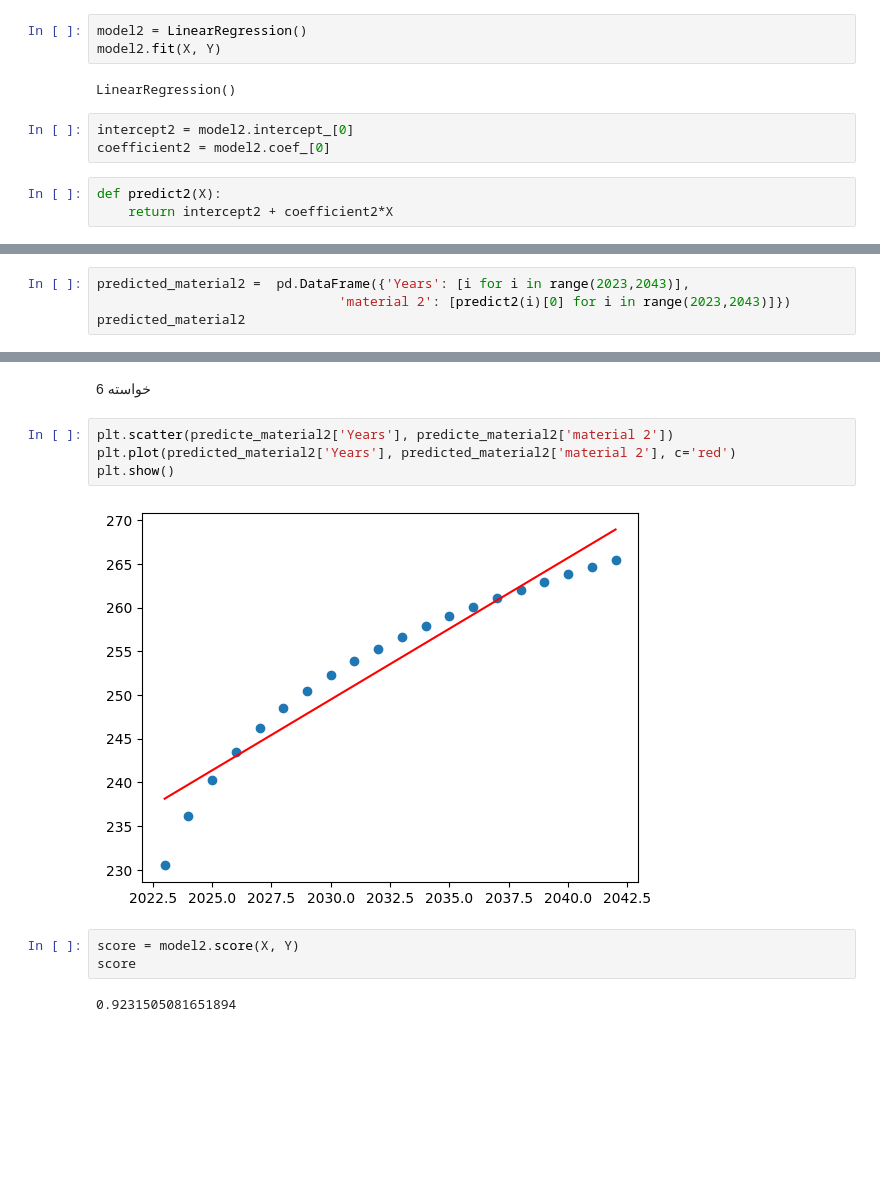
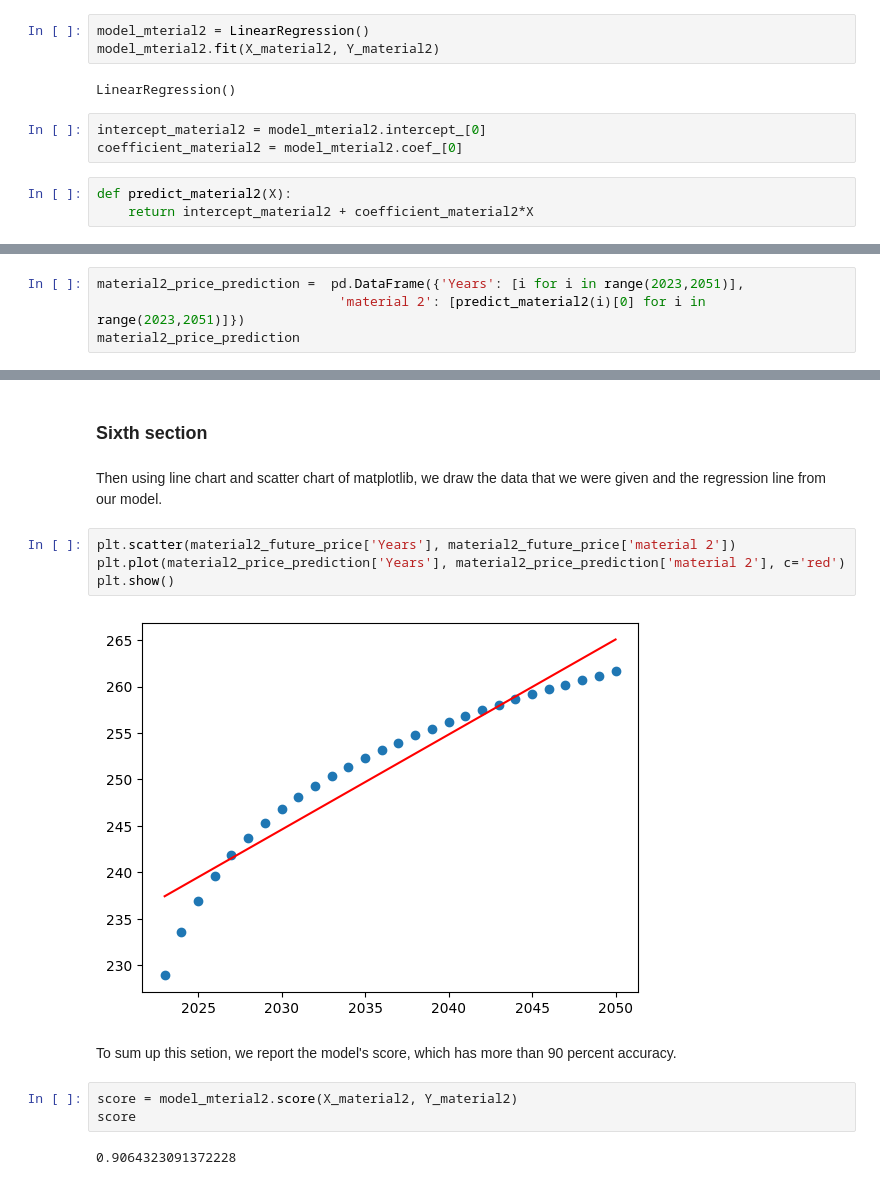
Before and after one commit to Saba-Abdi/python_exercise, a Jupyter notebook: EE_python_exercise.ipynb, the cells around one changed output, grey strips where cells are left out. Cells and saved outputs as stored; diff of their text form; blank space fills up the shorter version.

```diff
--- a/EE_python_exercise.ipynb
+++ b/EE_python_exercise.ipynb
@@ -279,11 +308,11 @@ Y = predicte_material2['material 2'].values.reshape(-1,1)
 # %%
-model2 = LinearRegression()
-model2.fit(X, Y)
+model_mterial2 = LinearRegression()
+model_mterial2.fit(X_material2, Y_material2)
 # %% [output]
 LinearRegression()
 # %%
-intercept2 = model2.intercept_[0]
-coefficient2 = model2.coef_[0]
+intercept_material2 = model_mterial2.intercept_[0]
+coefficient_material2 = model_mterial2.coef_[0]
 # %%
-def predict2(X):
-    return intercept2 + coefficient2*X
+def predict_material2(X):
+    return intercept_material2 + coefficient_material2*X
@@ -290,6 +321,6 @@ def predict2(X):
 # %%
-predicted_material2 =  pd.DataFrame({'Years': [i for i in range(2023,2043)],
-                               'material 2': [predict2(i)[0] for i in range(2023,2043)]})
-predicted_material2
+material2_price_prediction =  pd.DataFrame({'Years': [i for i in range(2023,2051)],
+                               'material 2': [predict_material2(i)[0] for i in range(2023,2051)]})
+material2_price_prediction
 # %% [output]
 |  | Years | material 2 |
@@ -312,14 +343,18 @@ predicted_material2
 # %% [markdown]
-خواسته 6
+### Sixth section
+# %% [markdown]
+<p>Then using line chart and scatter chart of matplotlib, we draw the data that we were given and the regression line from our model. </p>
 # %%
-plt.scatter(predicte_material2['Years'], predicte_material2['material 2'])
-plt.plot(predicted_material2['Years'], predicted_material2['material 2'], c='red')
+plt.scatter(material2_future_price['Years'], material2_future_price['material 2'])
+plt.plot(material2_price_prediction['Years'], material2_price_prediction['material 2'], c='red')
 plt.show()
 # %% [output]
-[figure, old version]
+[figure, new version]
+# %% [markdown]
+<p>To sum up this setion, we report the model's score, which has more than 90 percent accuracy.</p>
 # %%
-score = model2.score(X, Y)
+score = model_mterial2.score(X_material2, Y_material2)
 score
 # %% [output]
-0.9231505081651894
+0.9064323091372228
 # %% [markdown]
```
Also changed, not shown: parts of 99 cells of this notebook.
